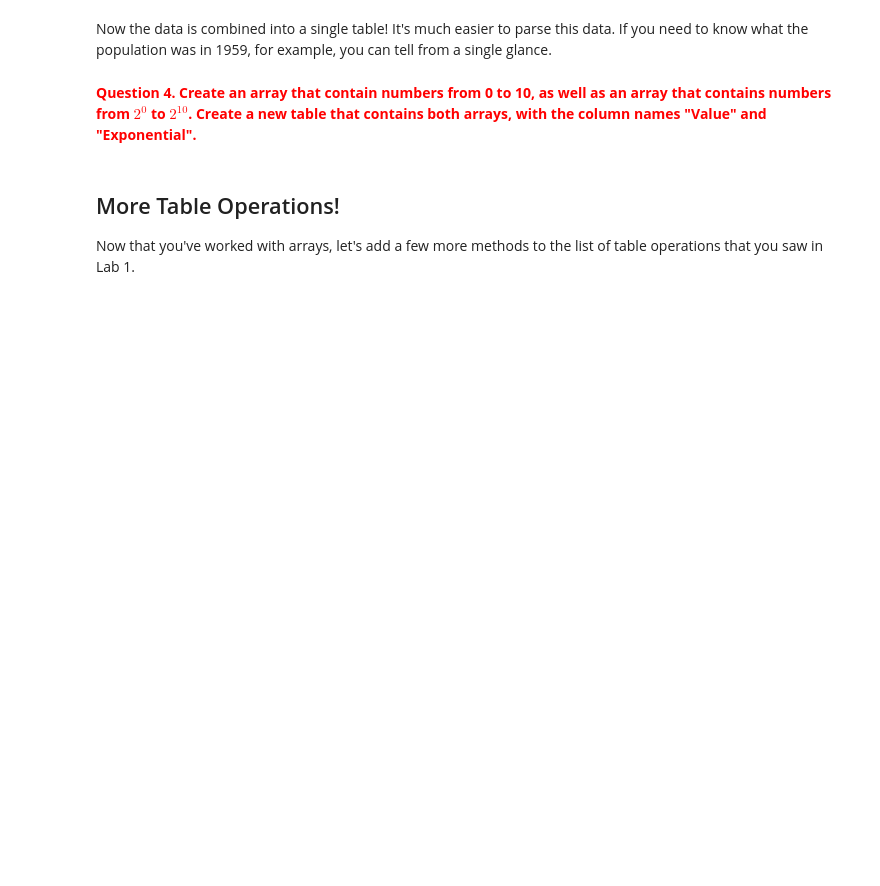
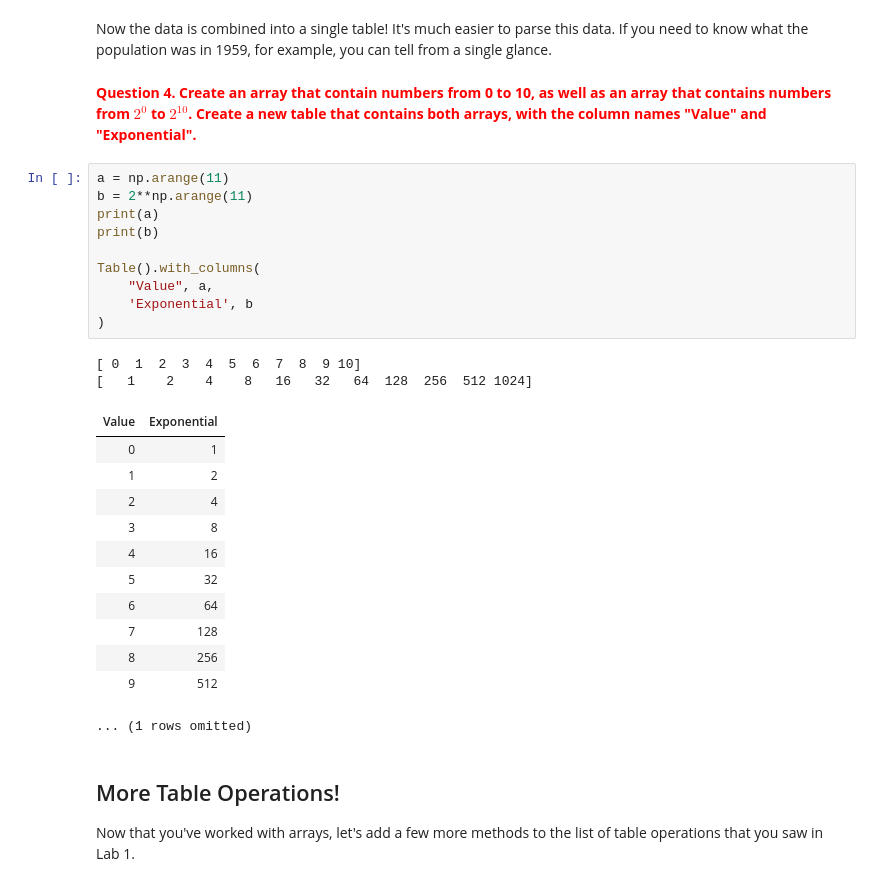
Before and after one commit to kimbrianj/bsos233-sp20, a Jupyter notebook: labs/lab2/lab2.ipynb, the cells around one changed output. Saved outputs shown, nothing was run; the diff lists cells and outputs as text; blank space fills up the shorter version.

```diff
--- a/labs/lab2/lab2.ipynb
+++ b/labs/lab2/lab2.ipynb
@@ -182,6 +324,31 @@ population
 Now the data is combined into a single table! It's much easier to parse this data. If you need to know what the population was in 1959, for example, you can tell from a single glance.
 # %% [markdown]
 <font color = 'red'>**Question 4. Create an array that contain numbers from 0 to 10, as well as an array that contains numbers from $2^0$ to $2^{10}$. Create a new table that contains both arrays, with the column names "Value" and "Exponential".**</font>
+# %%
+a = np.arange(11)
+b = 2**np.arange(11)
+print(a)
+print(b)
+
+Table().with_columns(
+    "Value", a,
+    'Exponential', b
+)
+# %% [output]
+[ 0  1  2  3  4  5  6  7  8  9 10]
+[   1    2    4    8   16   32   64  128  256  512 1024]
+| Value | Exponential |
+| 0 | 1 |
+| 1 | 2 |
+| 2 | 4 |
+| 3 | 8 |
+| 4 | 16 |
+| 5 | 32 |
+| 6 | 64 |
+| 7 | 128 |
+| 8 | 256 |
+| 9 | 512 |
+... (1 rows omitted)
 # %% [markdown]
 ## More Table Operations!
 
```
Also changed, not shown: parts of 46 cells of this notebook.
